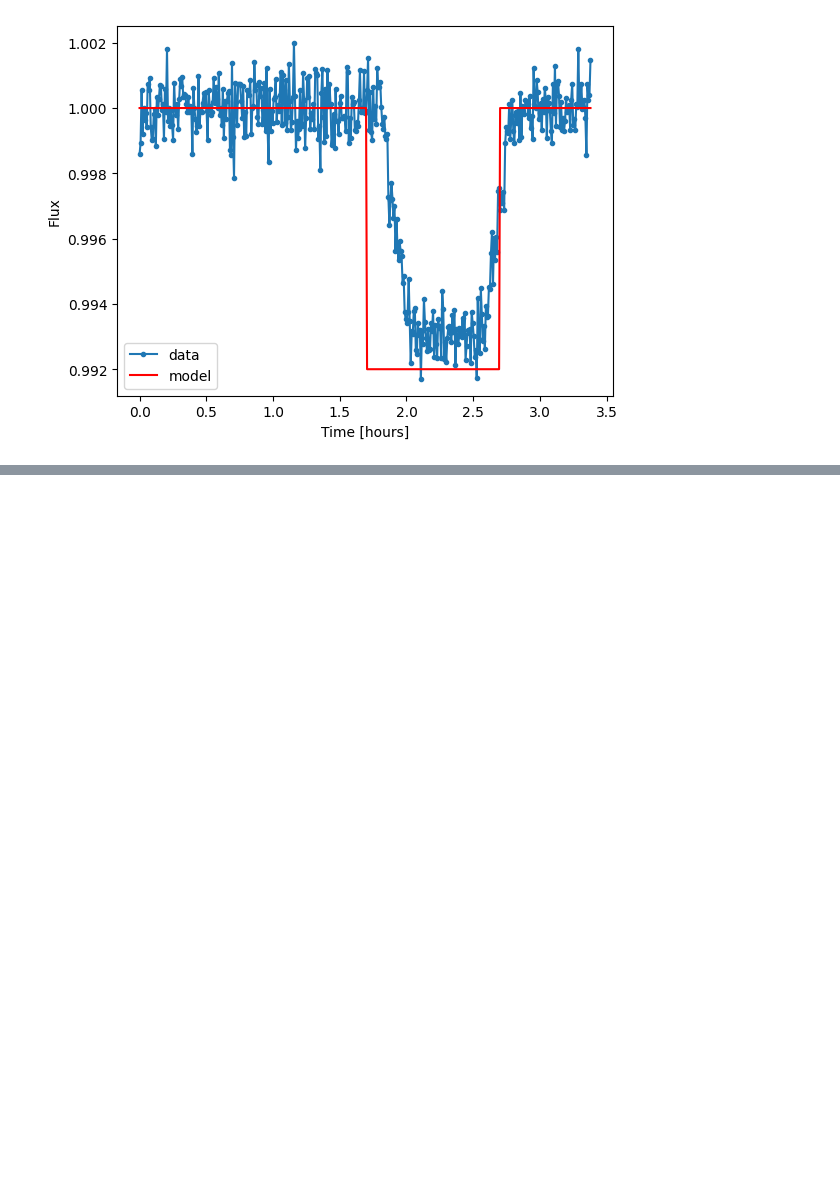
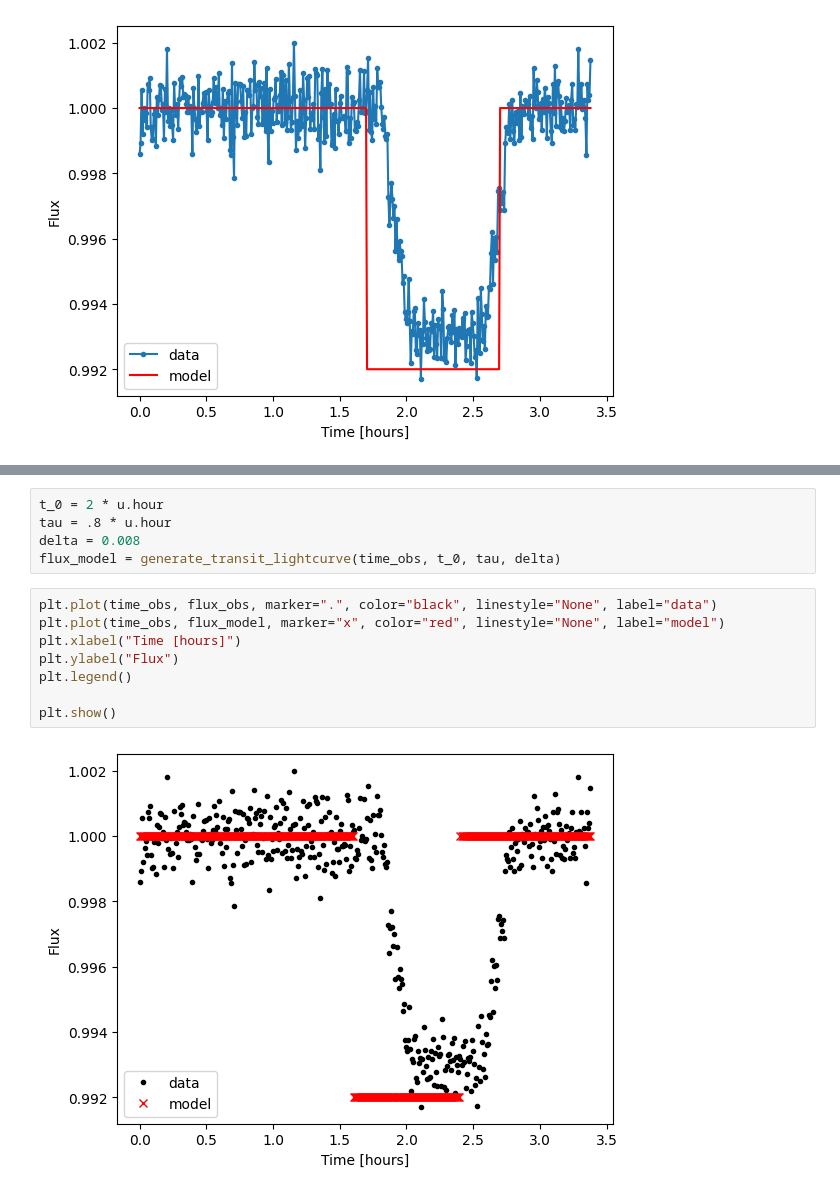
Before and after one commit to abdulom4/Astronomy, a Jupyter notebook: Transit.ipynb, the cells around one changed output, grey strips where cells are left out. Cells and saved outputs as stored; diff of their text form; blank space fills up the shorter version.

```diff
--- a/Transit.ipynb
+++ b/Transit.ipynb
@@ -116,0 +153,15 @@ plt.show() # shows the plot
+# %%
+t_0 = 2 * u.hour
+tau = .8 * u.hour
+delta = 0.008
+flux_model = generate_transit_lightcurve(time_obs, t_0, tau, delta)
+# %%
+plt.plot(time_obs, flux_obs, marker=".", color="black", linestyle="None", label="data")
+plt.plot(time_obs, flux_model, marker="x", color="red", linestyle="None", label="model")
+plt.xlabel("Time [hours]")
+plt.ylabel("Flux")
+plt.legend()
+
+plt.show()
+# %% [output]
+[figure, added]
```
Also changed, not shown: parts of 3 cells of this notebook.
